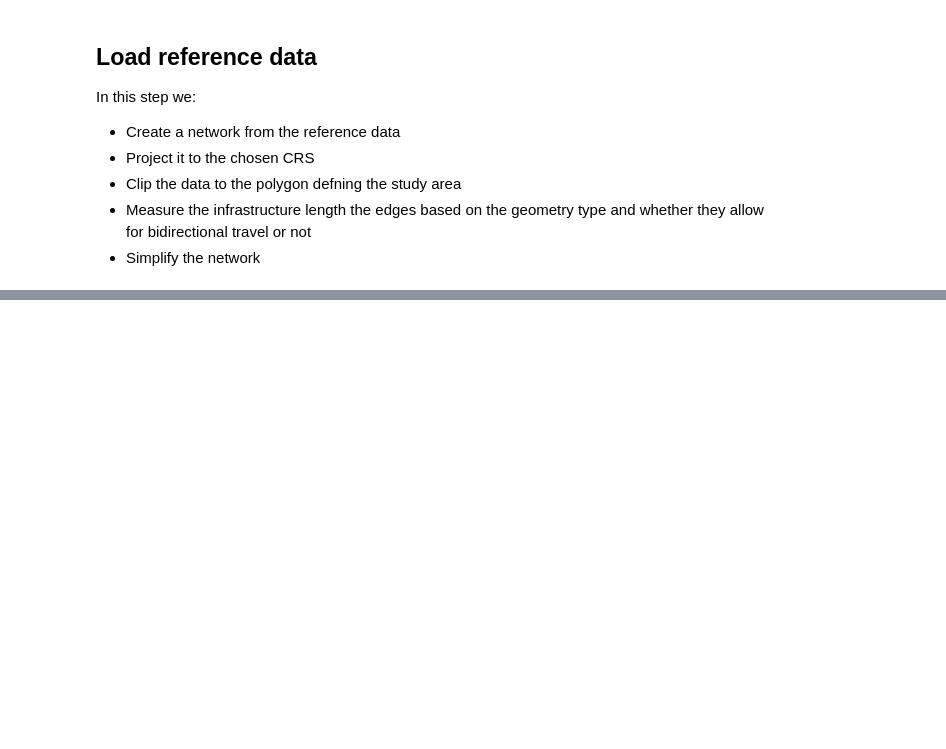
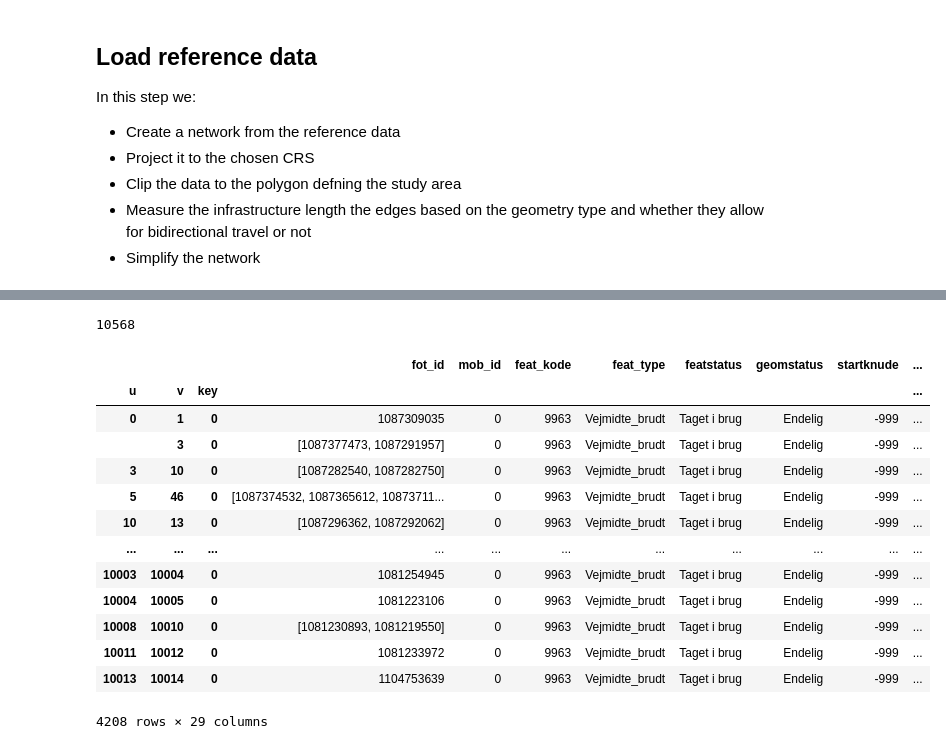
Before and after one commit to anerv/cycling_data_quality, a Jupyter notebook: scripts/01_load_data.ipynb, the cells around one changed output, grey strips where cells are left out. Cells and saved outputs as stored; diff of their text form; code cells hidden in the pictures; blank space fills up the shorter version.

Commit message:
cleaning up data load

```diff
--- a/scripts/01_load_data.ipynb
+++ b/scripts/01_load_data.ipynb
@@ -358,2 +425,12 @@ Name: protected, dtype: int64
 Reference networks saved!
 [figure]
+# %%
+# Check that all edges and nodes have id and length and that simplified edges have infrastructure length
+
+# Load simplified and non-simplified graphs
+ref_graph_t = ox.load_graphml(f'../data/ref_{study_area}.graphml')
+ref_simplified_graph_t = ox.load_graphml(f'../data/ref_{study_area}_simple.graphml')
+
+# Convert to nodes and ref_edges
+ref_nodes_t, ref_edges_t = ox.graph_to_gdfs(ref_graph_t)
+ref_simplified_nodes_t, ref_simplified_edges_t = ox.graph_to_gdfs(ref_simplified_graph_t)
@@ -359,0 +453,21 @@ Reference networks saved!
+# %%
+len(ref_edges)
+# %% [output]
+10568
+# %%
+ref_simplified_edges_t
+# %% [output]
+|  |  |  | fot_id | mob_id | feat_kode | feat_type | featstatus | geomstatus | startknude | ... |
+| u | v | key |  |  |  |  |  |  |  | ... |
+| 0 | 1 | 0 | 1087309035 | 0 | 9963 | Vejmidte_brudt | Taget i brug | Endelig | -999 | ... |
+|  | 3 | 0 | [1087377473, 1087291957] | 0 | 9963 | Vejmidte_brudt | Taget i brug | Endelig | -999 | ... |
+| 3 | 10 | 0 | [1087282540, 1087282750] | 0 | 9963 | Vejmidte_brudt | Taget i brug | Endelig | -999 | ... |
+| 5 | 46 | 0 | [1087374532, 1087365612, 10873711... | 0 | 9963 | Vejmidte_brudt | Taget i brug | Endelig | -999 | ... |
+| 10 | 13 | 0 | [1087296362, 1087292062] | 0 | 9963 | Vejmidte_brudt | Taget i brug | Endelig | -999 | ... |
+| ... | ... | ... | ... | ... | ... | ... | ... | ... | ... | ... |
+| 10003 | 10004 | 0 | 1081254945 | 0 | 9963 | Vejmidte_brudt | Taget i brug | Endelig | -999 | ... |
+| 10004 | 10005 | 0 | 1081223106 | 0 | 9963 | Vejmidte_brudt | Taget i brug | Endelig | -999 | ... |
+| 10008 | 10010 | 0 | [1081230893, 1081219550] | 0 | 9963 | Vejmidte_brudt | Taget i brug | Endelig | -999 | ... |
+| 10011 | 10012 | 0 | 1081233972 | 0 | 9963 | Vejmidte_brudt | Taget i brug | Endelig | -999 | ... |
+| 10013 | 10014 | 0 | 1104753639 | 0 | 9963 | Vejmidte_brudt | Taget i brug | Endelig | -999 | ... |
+4208 rows × 29 columns
```
Also changed, not shown: parts of 14 cells of this notebook, 2 other files.
